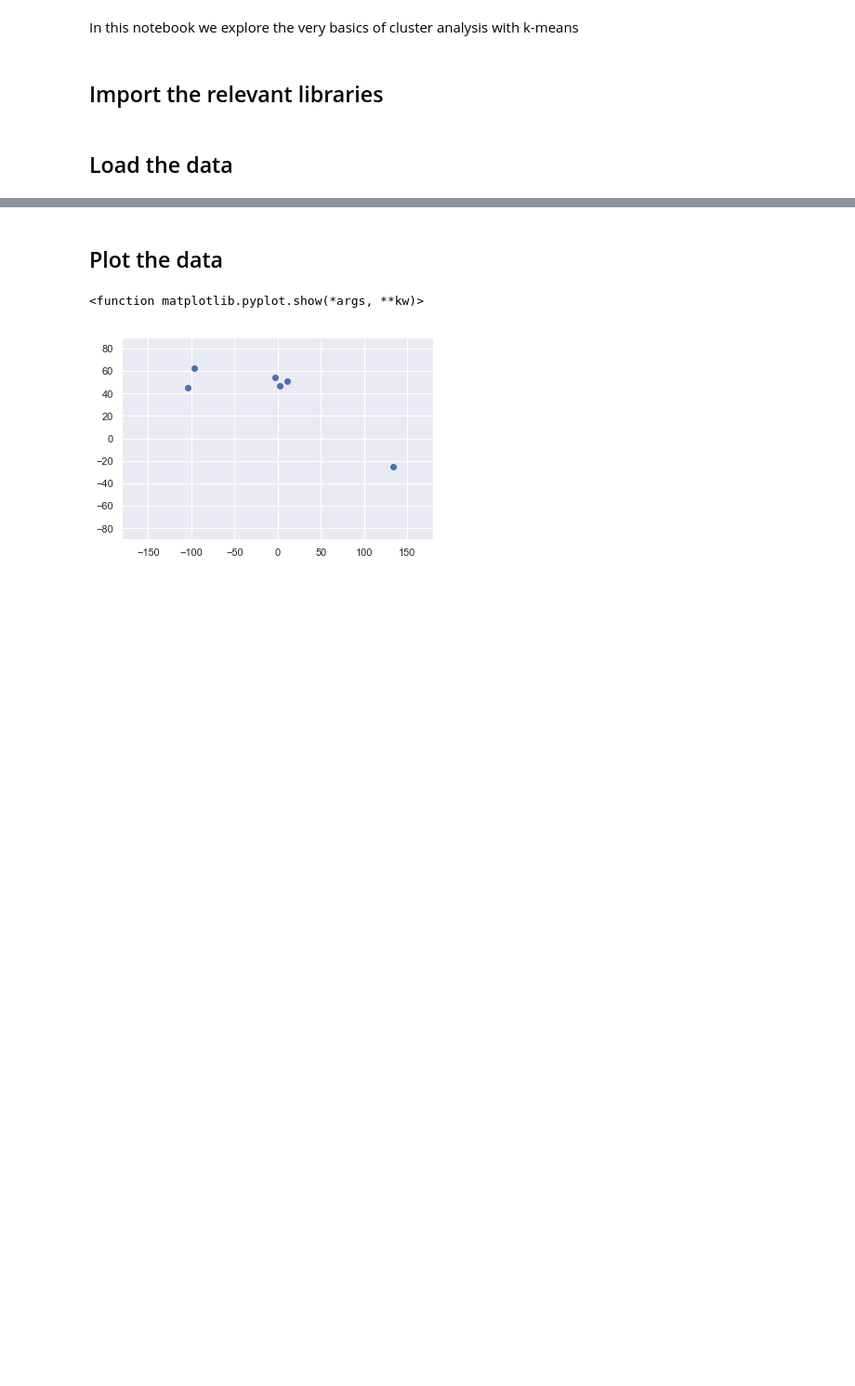
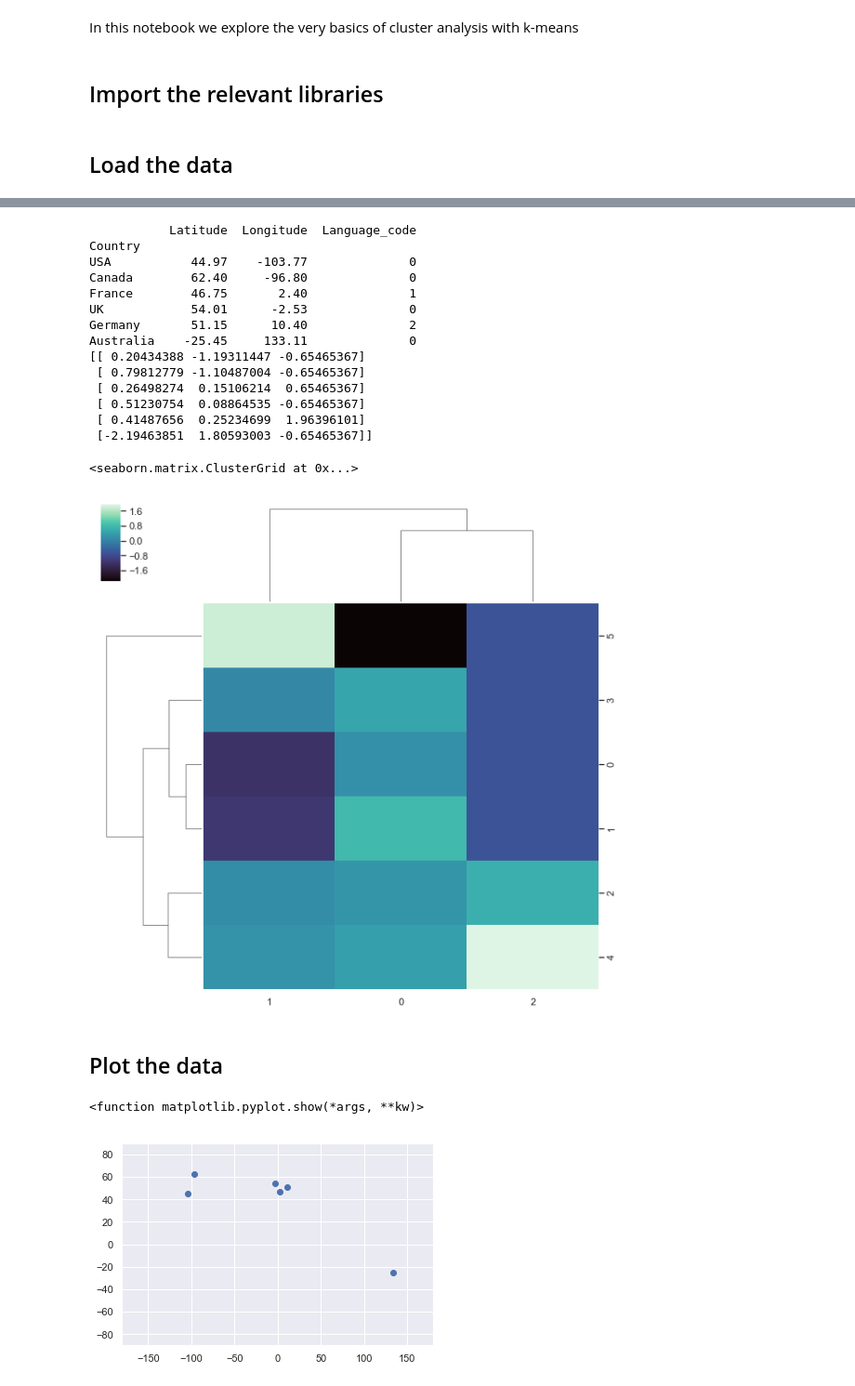
Before and after one commit to Azmitrok/DataSciencePractice, a Jupyter notebook: MyDataScience/UdemyCourseExercises/Clustering/Country clusters_with_comments.ipynb, the cells around one changed output, grey strips where cells are left out. Shown at 93% size. Saved outputs shown, nothing was run; the diff lists cells and outputs as text; code cells hidden in the pictures; blank space fills up the shorter version.

```diff
--- a/MyDataScience/UdemyCourseExercises/Clustering/Country clusters_with_comments.ipynb
+++ b/MyDataScience/UdemyCourseExercises/Clustering/Country clusters_with_comments.ipynb
@@ -33,3 +34,34 @@ data
+# %%
+
+x = data.iloc[:, 0:2]
+x['Language_code'] = data['Language'].map({'English':0, 'French':1, 'German':2})
+print(x)
+
+from sklearn import preprocessing
+# Scale the inputs
+# preprocessing.scale scales each variable (column in x) with respect to itself
+# The new result is an array
+x_scaled = preprocessing.scale(x)
+print(x_scaled)
+
+sns.clustermap(x_scaled, cmap='mako')
+# %% [output]
+           Latitude  Longitude  Language_code
+Country
+USA           44.97    -103.77              0
+Canada        62.40     -96.80              0
+France        46.75       2.40              1
+UK            54.01      -2.53              0
+Germany       51.15      10.40              2
+Australia    -25.45     133.11              0
+[[ 0.20434388 -1.19311447 -0.65465367]
+ [ 0.79812779 -1.10487004 -0.65465367]
+ [ 0.26498274  0.15106214  0.65465367]
+ [ 0.51230754  0.08864535 -0.65465367]
+ [ 0.41487656  0.25234699  1.96396101]
+ [-2.19463851  1.80593003 -0.65465367]]
+<seaborn.matrix.ClusterGrid at 0x...>
+[figure, added]
 # %% [markdown]
 ## Plot the data
 # %%
```
Also changed, not shown: parts of 2 cells of this notebook, 5 other files.
